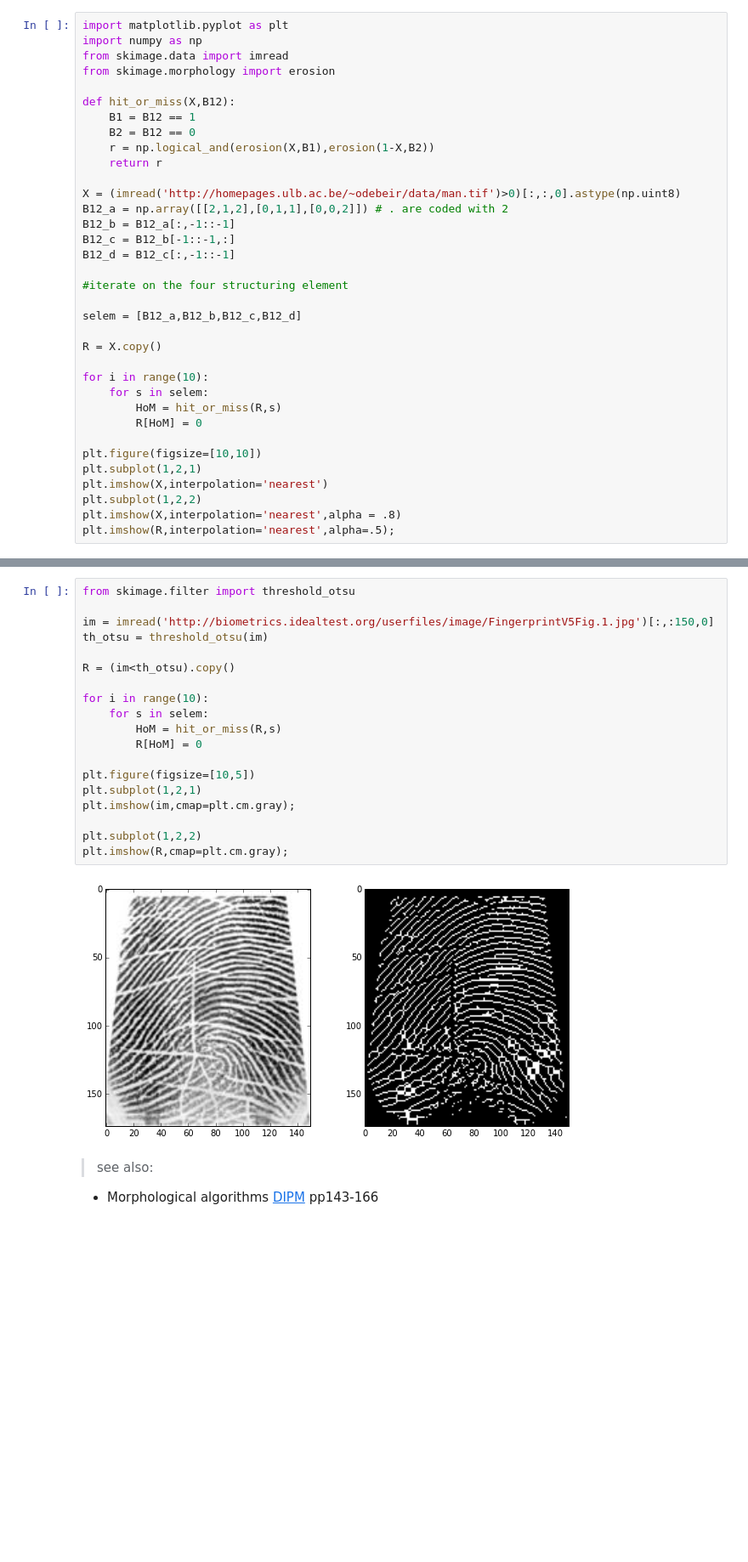
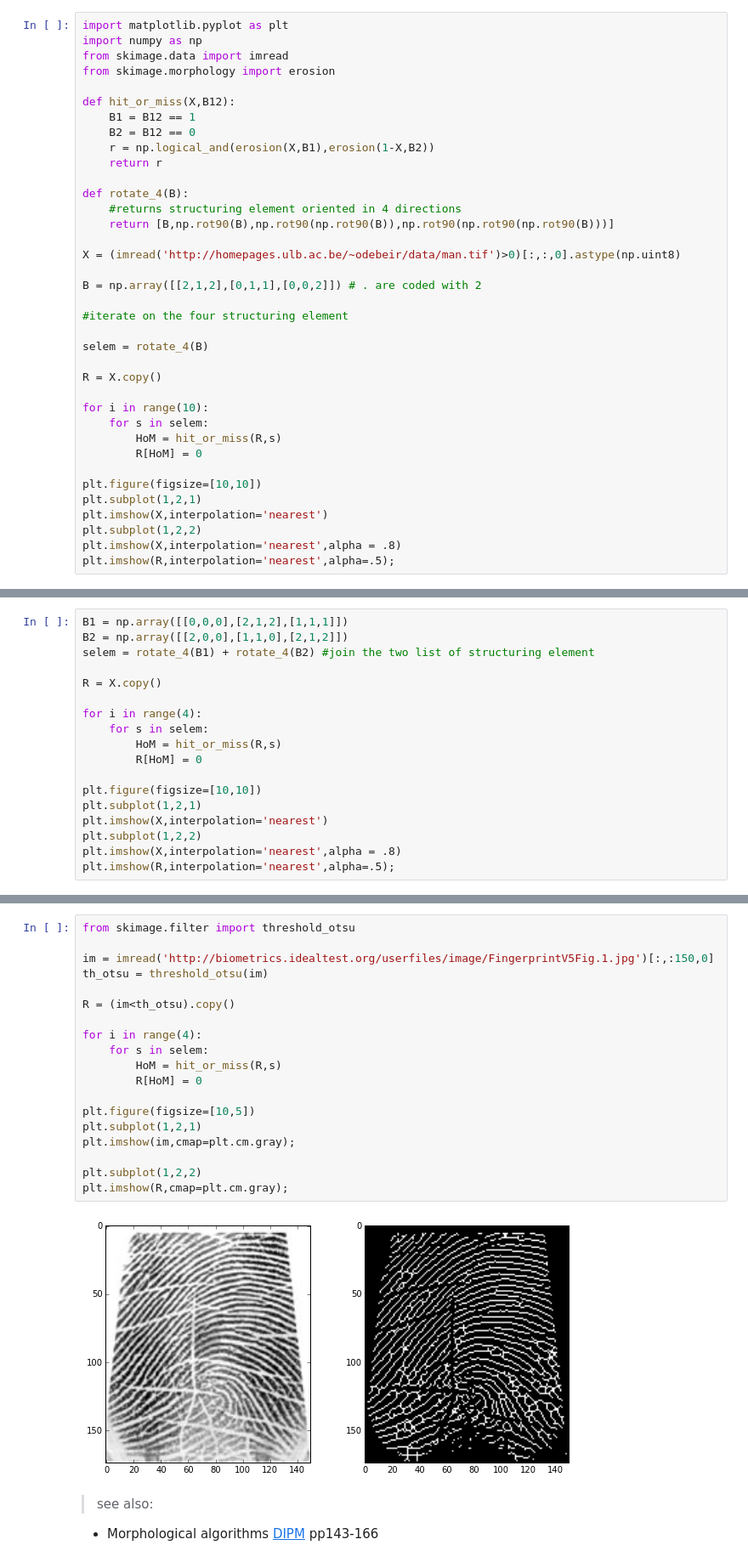
Before and after one commit to odebeir/info-h-500-501, a Jupyter notebook: 05-Morphomathematics/02-Combined operations.ipynb, the cells around one changed output, grey strips where cells are left out. Shown at 85% size. Cells and saved outputs as stored; diff of their text form; blank space fills up the shorter version.

```diff
--- a/05-Morphomathematics/02-Combined operations.ipynb
+++ b/05-Morphomathematics/02-Combined operations.ipynb
@@ -32,15 +32,17 @@ def hit_or_miss(X,B12):
     r = np.logical_and(erosion(X,B1),erosion(1-X,B2))
     return r
 
+def rotate_4(B):
+    #returns structuring element oriented in 4 directions
+    return [B,np.rot90(B),np.rot90(np.rot90(B)),np.rot90(np.rot90(np.rot90(B)))]
+
 X = (imread('http://homepages.ulb.ac.be/~odebeir/data/man.tif')>0)[:,:,0].astype(np.uint8)
-B12_a = np.array([[2,1,2],[0,1,1],[0,0,2]]) # . are coded with 2
-B12_b = B12_a[:,-1::-1]
-B12_c = B12_b[-1::-1,:]
-B12_d = B12_c[:,-1::-1]
+
+B = np.array([[2,1,2],[0,1,1],[0,0,2]]) # . are coded with 2
 
 #iterate on the four structuring element
 
-selem = [B12_a,B12_b,B12_c,B12_d]
+selem = rotate_4(B)
 
 R = X.copy()
 
@@ -59,0 +86,18 @@ plt.imshow(R,interpolation='nearest',alpha=.5);
+# %%
+B1 = np.array([[0,0,0],[2,1,2],[1,1,1]])
+B2 = np.array([[2,0,0],[1,1,0],[2,1,2]])
+selem = rotate_4(B1) + rotate_4(B2) #join the two list of structuring element
+
+R = X.copy()
+
+for i in range(4):
+    for s in selem:
+        HoM = hit_or_miss(R,s)
+        R[HoM] = 0
+
+plt.figure(figsize=[10,10])
+plt.subplot(1,2,1)
+plt.imshow(X,interpolation='nearest')
+plt.subplot(1,2,2)
+plt.imshow(X,interpolation='nearest',alpha = .8)
+plt.imshow(R,interpolation='nearest',alpha=.5);
@@ -60,24 +106,24 @@ plt.imshow(R,interpolation='nearest',alpha=.5);
 # %%
 from skimage.filter import threshold_otsu
 
 im = imread('http://biometrics.idealtest.org/userfiles/image/FingerprintV5Fig.1.jpg')[:,:150,0]
 th_otsu = threshold_otsu(im)
 
 R = (im<th_otsu).copy()
 
-for i in range(10):
+for i in range(4):
     for s in selem:
         HoM = hit_or_miss(R,s)
         R[HoM] = 0
 
 plt.figure(figsize=[10,5])
 plt.subplot(1,2,1)
 plt.imshow(im,cmap=plt.cm.gray);
 
 plt.subplot(1,2,2)
 plt.imshow(R,cmap=plt.cm.gray);
 # %% [output]
-[figure, old version]
+[figure, new version]
 # %% [markdown]
 >see also:
 * Morphological algorithms [DIPM](../00-Preface/06-References.ipynb#[DIPM]) pp143-166
```
Also changed, not shown: parts of 15 cells of this notebook.
